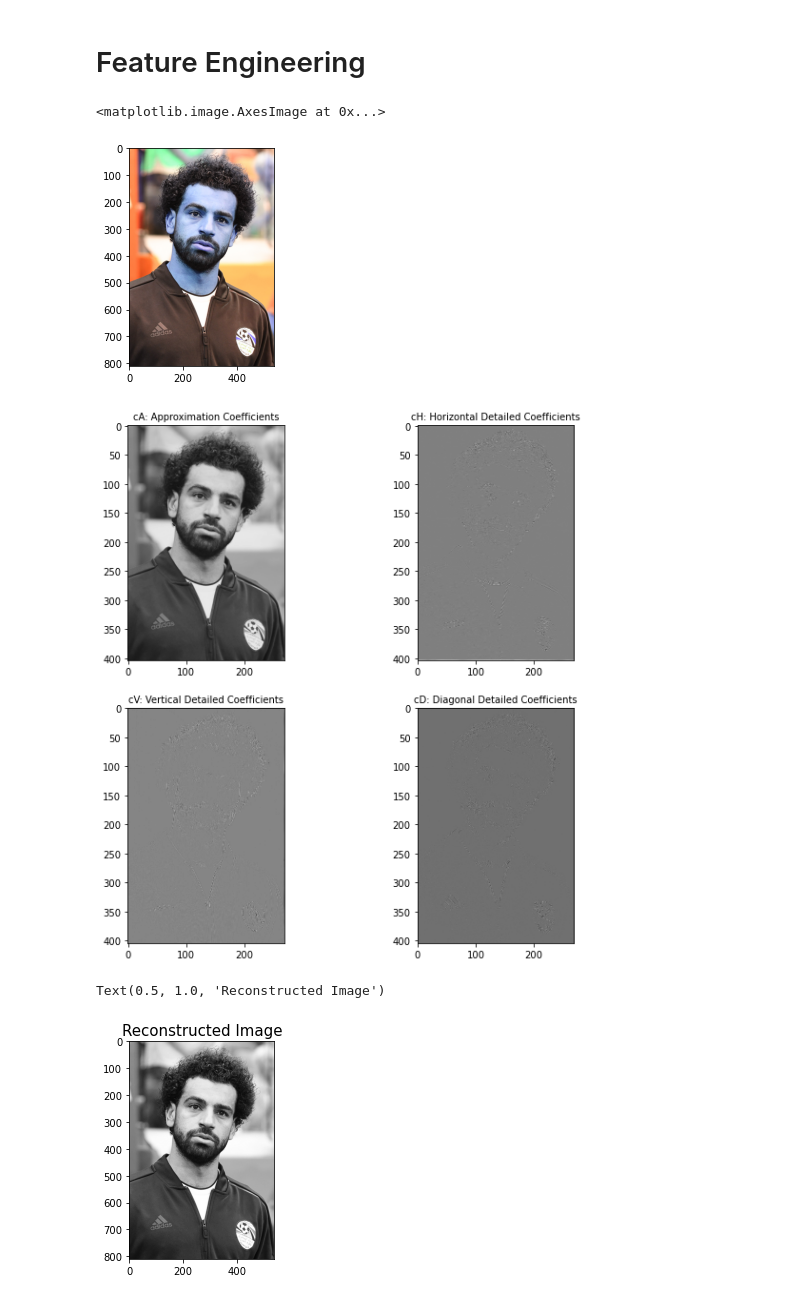
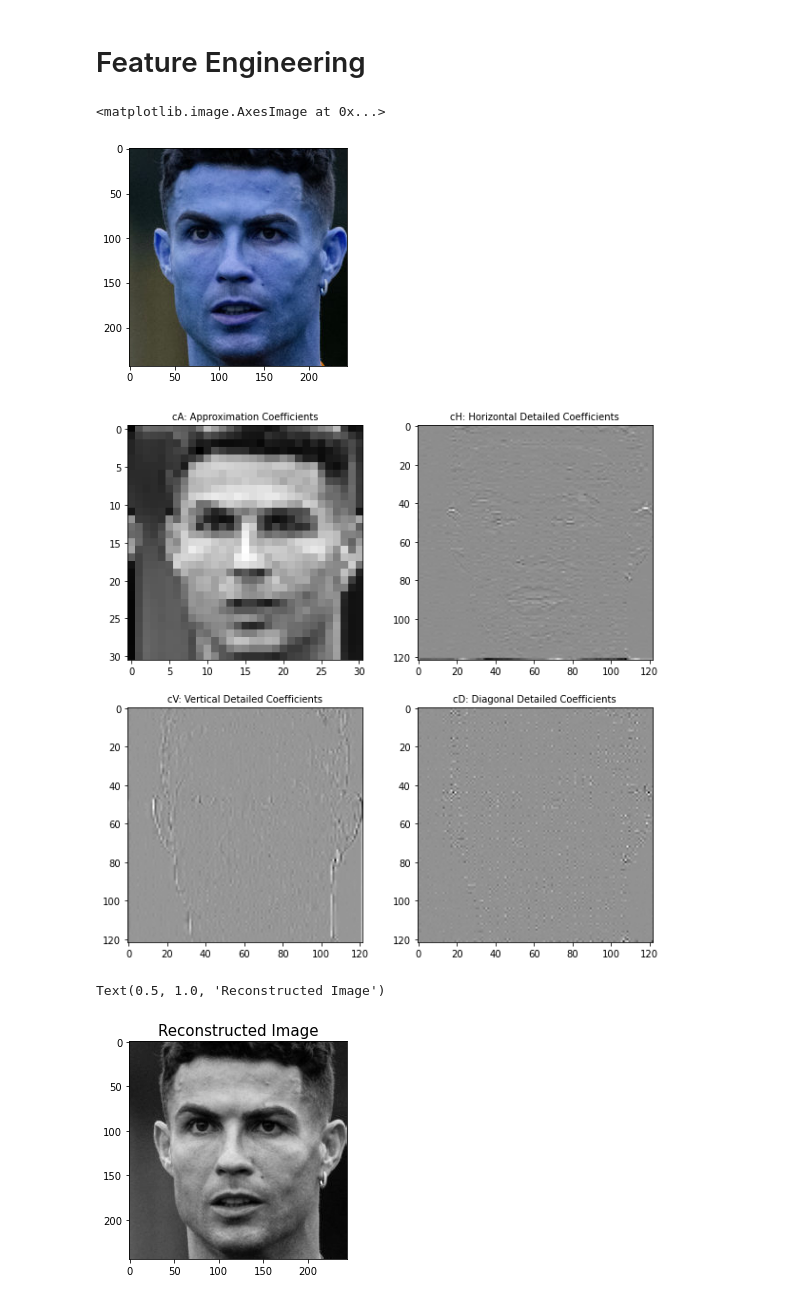
Before and after one commit to ifunanyaScript/FootballStars-image-classification, a Jupyter notebook: notebooks/feature_engineering.ipynb, the cells around one changed output. Cells and saved outputs as stored; diff of their text form; code cells hidden in the pictures.

```diff
--- a/notebooks/feature_engineering.ipynb
+++ b/notebooks/feature_engineering.ipynb
@@ -8,10 +8,10 @@ import cv2
 import matplotlib.image as mpimg
 import matplotlib.pyplot as plt
 # %%
-image = cv2.imread(r"C:\Users\ifunanyaScript\Everything\FootballStars_image_cnn\data\misc_data\mo1.jpg")
+image = cv2.imread(r"C:\Users\ifunanyaScript\Everything\FootballStars_image_cnn\data\clean_dataset\cristiano_ronaldo\cristiano_ronaldo11.png")
 gray_image = cv2.cvtColor(image, cv2.COLOR_BGR2GRAY)
 # %%
 plt.imshow(image)
 # %% [output]
 <matplotlib.image.AxesImage at 0x...>
-[figure, old version]
+[figure, new version]
@@ -21,30 +18,38 @@ cA, (cH, cV, cD) = coeffs
+# %%
+level=3
+coeffs = pywt.wavedec2(gray_image, "db3", mode="periodization", level=level)
 # %%
-imageR = pywt.idwt2(coeffs, "db3", mode="periodization")
+imageR = pywt.waverec2(coeffs, "db3", mode="periodization")
 imageR = np.uint8(imageR)
+# %%
+cA = coeffs[0]
+(cH1, cV1, cD1) = coeffs[-1]
+(cH2, cV2, cD2) = coeffs[-2]
+(cH3, cV3, cD3) = coeffs[-3]
 # %%
 plt.figure(figsize=(10, 10))
 
 plt.subplot(2, 2, 1)
 plt.imshow(cA, cmap=plt.cm.gray)
 plt.title("cA: Approximation Coefficients", fontsize=10)
 
 plt.subplot(2, 2, 2)
-plt.imshow(cH, cmap=plt.cm.gray)
+plt.imshow(cH1, cmap=plt.cm.gray)
 plt.title("cH: Horizontal Detailed Coefficients", fontsize=10)
 
 plt.subplot(2, 2, 3)
-plt.imshow(cV, cmap=plt.cm.gray)
+plt.imshow(cV1, cmap=plt.cm.gray)
 plt.title("cV: Vertical Detailed Coefficients", fontsize=10)
 
 plt.subplot(2, 2, 4)
-plt.imshow(cD, cmap=plt.cm.gray)
+plt.imshow(cD1, cmap=plt.cm.gray)
 plt.title("cD: Diagonal Detailed Coefficients", fontsize=10)
 
 plt.show()
 
 plt.imshow(imageR, cmap="gray")
 plt.title("Reconstructed Image", fontsize=15)
 # %% [output]
-[figure, old version]
+[figure, new version]
 Text(0.5, 1.0, 'Reconstructed Image')
-[figure, old version]
+[figure, new version]
```
Also changed, not shown: parts of 1 cell of this notebook.
